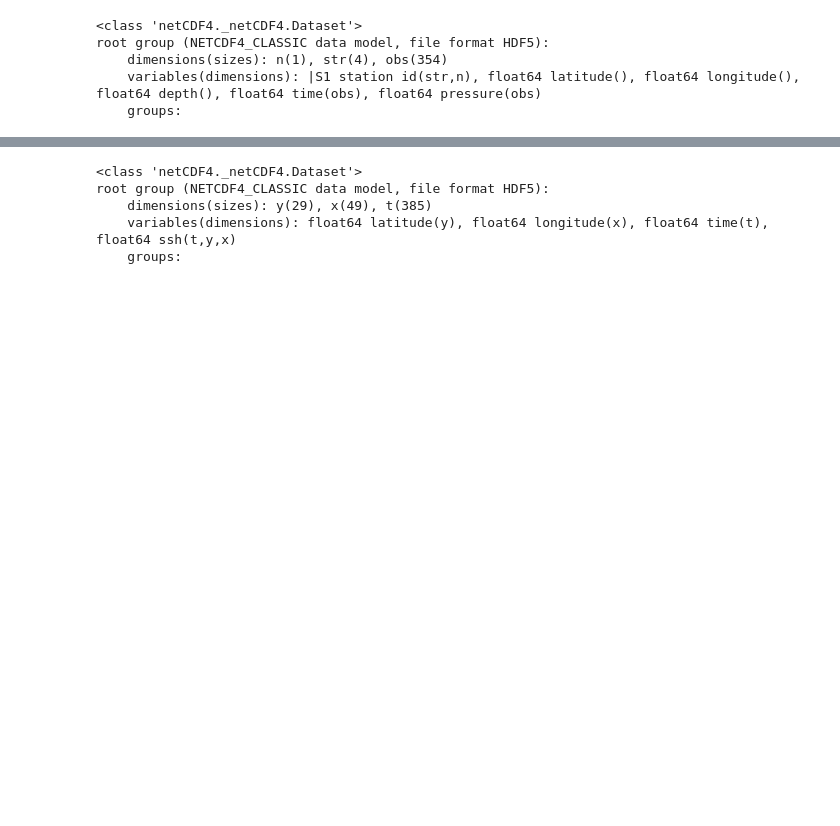
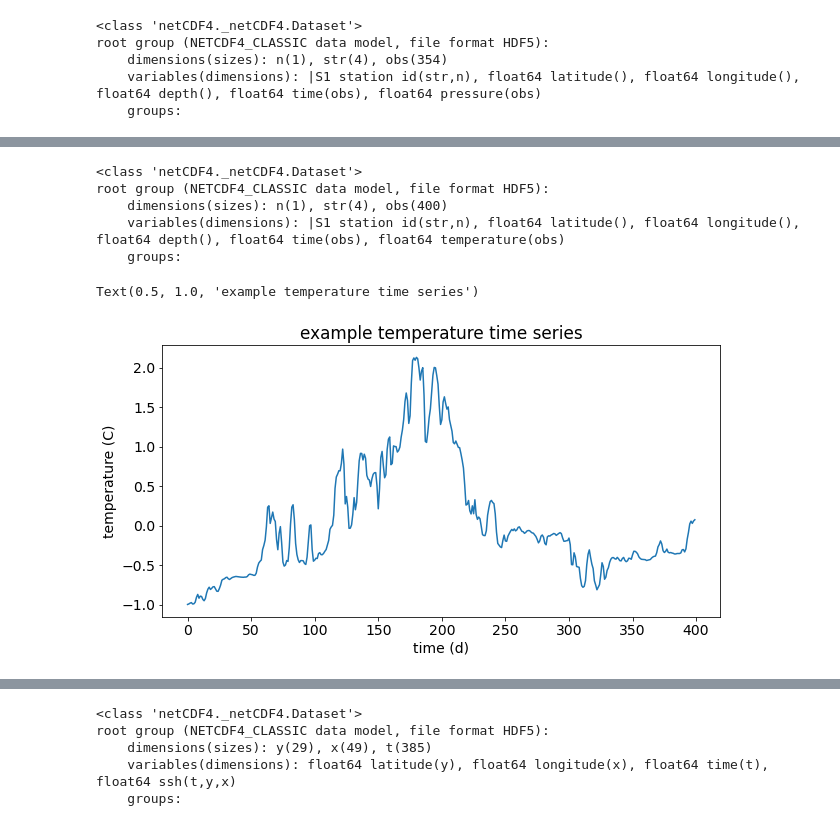
Before and after one commit to erikfred/ptz_detector, a Jupyter notebook: eddy_detector.ipynb, the cells around one changed output, grey strips where cells are left out. Drawn from its saved outputs; the diff is of its cells as text; code cells hidden in the pictures; blank space fills up the shorter version.

```diff
--- a/eddy_detector.ipynb
+++ b/eddy_detector.ipynb
@@ -87,0 +100,5 @@ Text(0.5, 1.0, 'example pressure time series')
+# %%
+# get a list of the available files
+T_file_list = listdir('data/T_daily')
+T_file_list.remove(T_file_list[0])
+T_file_list
@@ -88,3 +125,28 @@ Text(0.5, 1.0, 'example pressure time series')
+# %%
+# Load just one as an example
+Tfile = 'data/T_daily/' + T_file_list[0]
+LT01_T = nc.Dataset(Tfile)
+LT01_T
+# %% [output]
+<class 'netCDF4._netCDF4.Dataset'>
+root group (NETCDF4_CLASSIC data model, file format HDF5):
+    dimensions(sizes): n(1), str(4), obs(400)
+    variables(dimensions): |S1 station id(str,n), float64 latitude(), float64 longitude(), float64 depth(), float64 time(obs), float64 temperature(obs)
+    groups:
+# %%
+# make demonstrative plot
+t = np.array(LT01_T['time'])
+T = np.array(LT01_T['temperature'])
+
+fig1b = plt.figure(figsize=(10, 5))
+ax1b = fig1b.add_subplot(111)
+ax1b.plot(t-t[0],T)
+ax1b.set_xlabel('time (d)')
+ax1b.set_ylabel('temperature (C)')
+plt.title('example temperature time series')
+# %% [output]
+Text(0.5, 1.0, 'example temperature time series')
+[figure, added]
 # %% [markdown]
 ### Satellite altimetry
 
```
Also changed, not shown: parts of 21 cells of this notebook.
